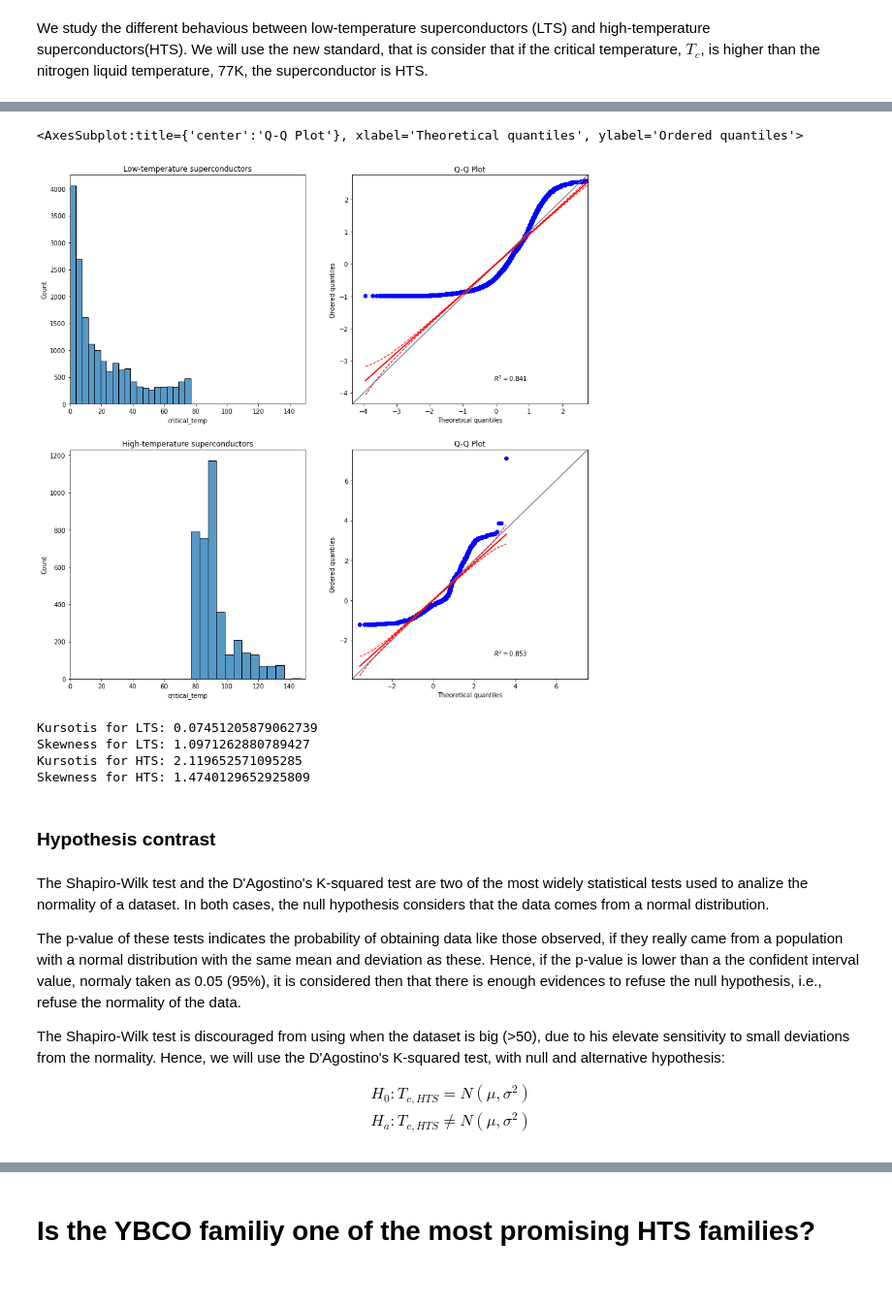
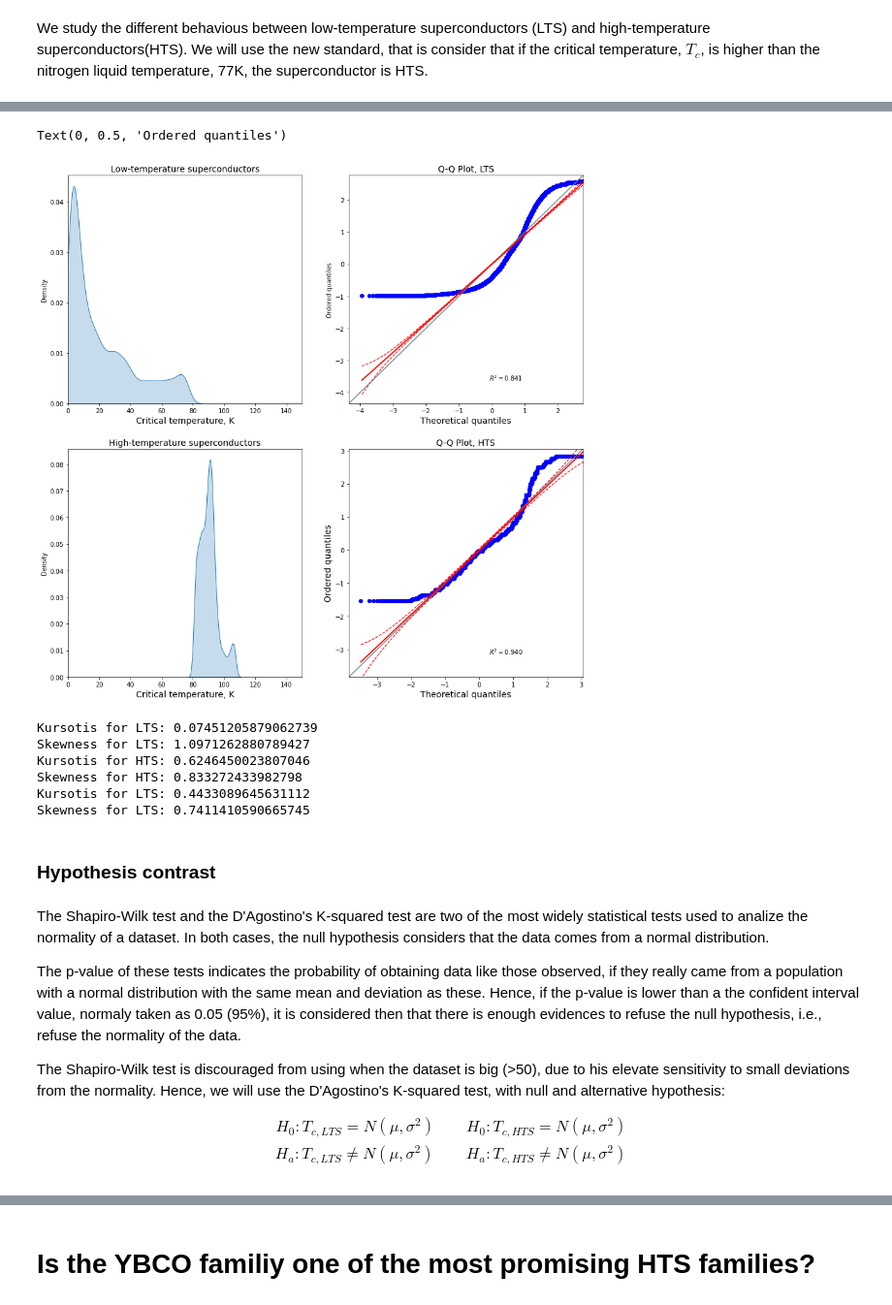
Before and after one commit to JoseBCN91/ITACADEMY-, a Jupyter notebook: Sprint5/hipotesis_testing/T05 M01.ipynb, the cells around one changed output, grey strips where cells are left out. Shown: that part at 97% size. Drawn from its saved outputs; the diff is of its cells as text; code cells hidden in the pictures.

```diff
--- a/Sprint5/hipotesis_testing/T05 M01.ipynb
+++ b/Sprint5/hipotesis_testing/T05 M01.ipynb
@@ -194,0 +206,3 @@ HTS=result[result['critical_temp']>77]
+# %%
+#Removing outliers of HTS:
+HTS=HTS[HTS['critical_temp'].between(HTS['critical_temp'].quantile(.15), HTS['critical_temp'].quantile(.85))]
@@ -195,26 +220,39 @@ HTS=result[result['critical_temp']>77]
 # %%
+#Distribution and Q-Q plot
 fig, axs = plt.subplots(nrows=2, ncols=2, figsize=(15,15))
-sns.histplot(data=LTS, x='critical_temp', bins=20, ax=axs[0][0])
-axs[0][0].set_title('Low-temperature superconductors')
+sns.kdeplot(data=LTS, x='critical_temp',shade=True,ax=axs[0][0])
+axs[0][0].set_title('Low-temperature superconductors',fontsize=14)
+axs[0][0].set_xlabel('Critical temperature, K',fontsize=14)
 axs[0][0].set_xlim(xmin=0.0, xmax=150)
-sns.histplot(data=HTS, x='critical_temp', bins=20, ax=axs[1][0])
-axs[1][0].set_title('High-temperature superconductors')
+sns.kdeplot(data=HTS, x='critical_temp', shade=True, ax=axs[1][0])
+axs[1][0].set_xlabel('Critical temperature, K', fontsize=14)
+axs[1][0].set_title('High-temperature superconductors', fontsize=14)
 axs[1][0].set_xlim(xmin=0.0, xmax=150)
 pg.qqplot(LTS['critical_temp'] , dist='norm', ax=axs[0, 1])
+axs[0][1].set_title('Q-Q Plot, LTS', fontsize=14)
+axs[0][1].set_xlabel('Theoretical quantiles', fontsize=14)
+axs[1][1].set_ylabel('Ordered quantiles', fontsize=14)
 pg.qqplot(HTS['critical_temp'] , dist='norm', ax=axs[1, 1])
+axs[1][1].set_title('Q-Q Plot, HTS', fontsize=14)
+axs[1][1].set_xlabel('Theoretical quantiles', fontsize=14)
+axs[1][1].set_ylabel('Ordered quantiles', fontsize=14)
 # %% [output]
-<AxesSubplot:title={'center':'Q-Q Plot'}, xlabel='Theoretical quantiles', ylabel='Ordered quantiles'>
+Text(0, 0.5, 'Ordered quantiles')
-[figure, old version]
+[figure, new version]
 # %%
 print('Kursotis for LTS:', stats.kurtosis(LTS['critical_temp']))
 print('Skewness for LTS:', stats.skew(LTS['critical_temp']))
 print('Kursotis for HTS:', stats.kurtosis(HTS['critical_temp']))
 print('Skewness for HTS:', stats.skew(HTS['critical_temp']))
+print('Kursotis for LTS:', stats.kurtosis(np.sqrt(HTS['critical_temp'])))
+print('Skewness for LTS:', stats.skew(np.sqrt(HTS['critical_temp'])))
 # %% [output]
 Kursotis for LTS: 0.07451205879062739
 Skewness for LTS: 1.0971262880789427
-Kursotis for HTS: 2.119652571095285
-Skewness for HTS: 1.4740129652925809
+Kursotis for HTS: 0.6246450023807046
+Skewness for HTS: 0.833272433982798
+Kursotis for LTS: 0.4433089645631112
+Skewness for LTS: 0.7411410590665745
 # %% [markdown]
 ### Hypothesis contrast
 # %% [markdown]
@@ -227,8 +265,8 @@ The Shapiro-Wilk test is discouraged from using when the dataset is big (>50), d
 
 $$
 \begin{align*}
-H_0:T_{c,HTS}=N(\mu,\sigma^2) \\
-H_a:T_{c,HTS}\neq N(\mu,\sigma^2)
+H_0:T_{c,LTS}=N(\mu,\sigma^2) \qquad H_0:T_{c,HTS}=N(\mu,\sigma^2) \\
+H_a:T_{c,LTS}\neq N(\mu,\sigma^2) \qquad H_a:T_{c,HTS}\neq N(\mu,\sigma^2)
 \end{align*}
 $$
 # %%
```
Also changed, not shown: parts of 22 cells of this notebook.
